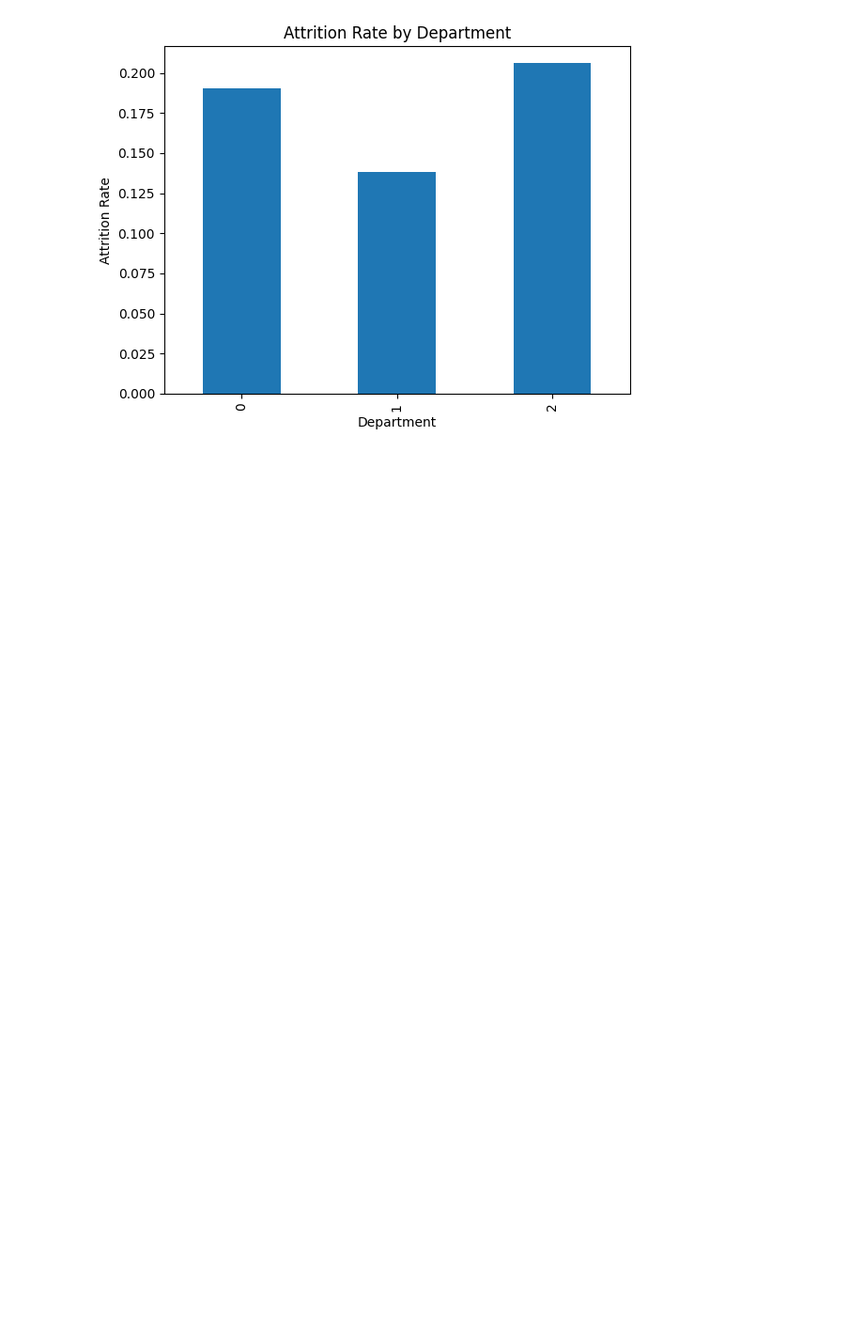
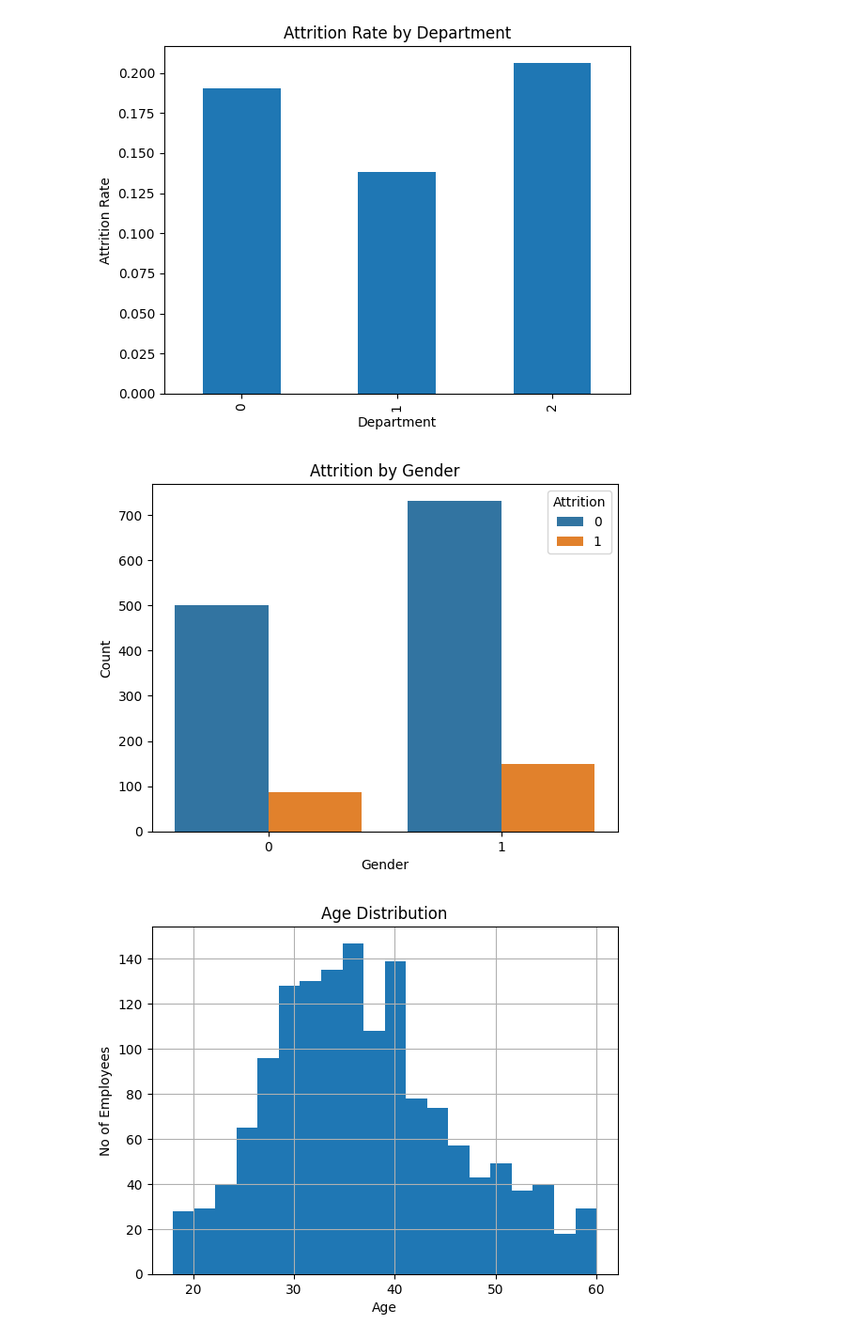
Before and after one commit to deepakachyutha/IBMEmployees-ML, a Jupyter notebook: NoteBook/IBMEmployeeVisu.ipynb, the cells around one changed output. Shown at 94% size. Saved outputs shown, nothing was run; the diff lists cells and outputs as text; code cells hidden in the pictures; blank space fills up the shorter version.

Commit message:
Employee Data Visualisation

```diff
--- a/NoteBook/IBMEmployeeVisu.ipynb
+++ b/NoteBook/IBMEmployeeVisu.ipynb
@@ -12,3 +12,29 @@ plt.ylabel("Attrition Rate")
 plt.show()
 # %% [output]
 [figure]
+# %%
+sns.countplot(employee, x = "Gender", hue='Attrition')
+plt.title("Attrition by Gender")
+plt.ylabel("Count")
+plt.show()
+
+employee['Age'].hist(bins=20)
+plt.title("Age Distribution")
+plt.xlabel("Age")
+plt.ylabel("No of Employees")
+plt.show()
+
+employee['DistanceFromHome'].hist(bins=20)
+plt.title("Distance from Home Distribution")
+plt.xlabel("Distance from Home")
+plt.ylabel("Kilometers")
+plt.show()
+
+employee['MonthlyIncome'].hist(bins=20)
+plt.title("Monthly Income Distribution")
+plt.xlabel("Monthly Income")
+plt.ylabel("No of Employees")
+plt.show()
+# %% [output]
+[figure, added]
+[figure, added]
```
Also changed, not shown: parts of 3 cells of this notebook, 1 other file.
